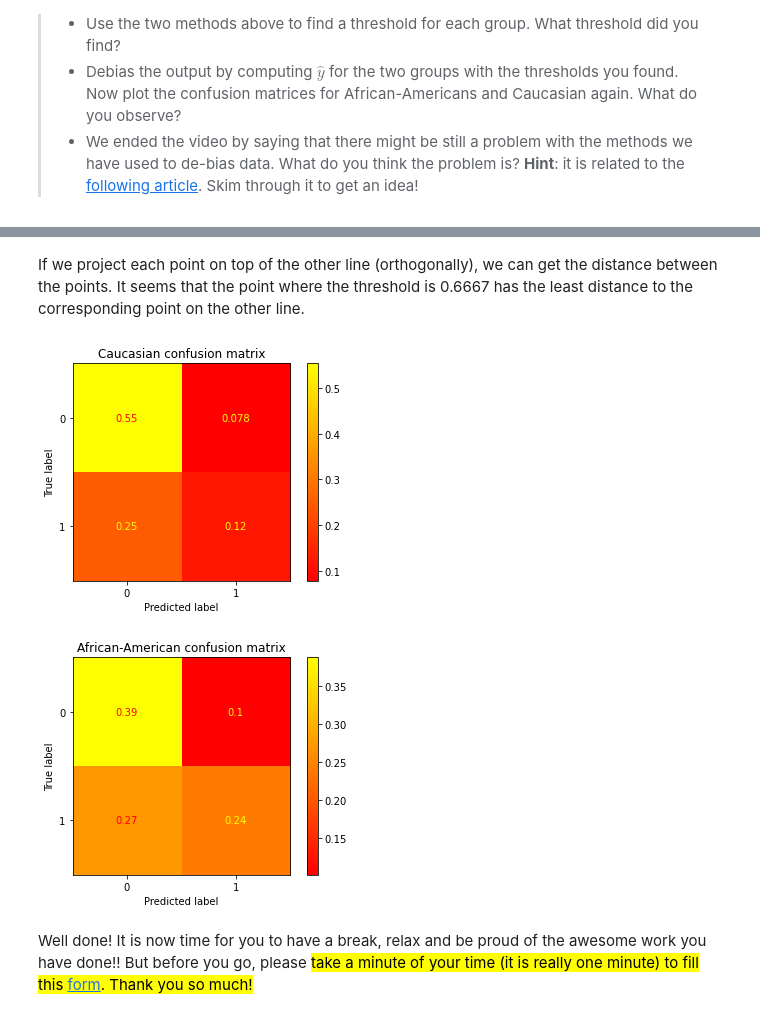
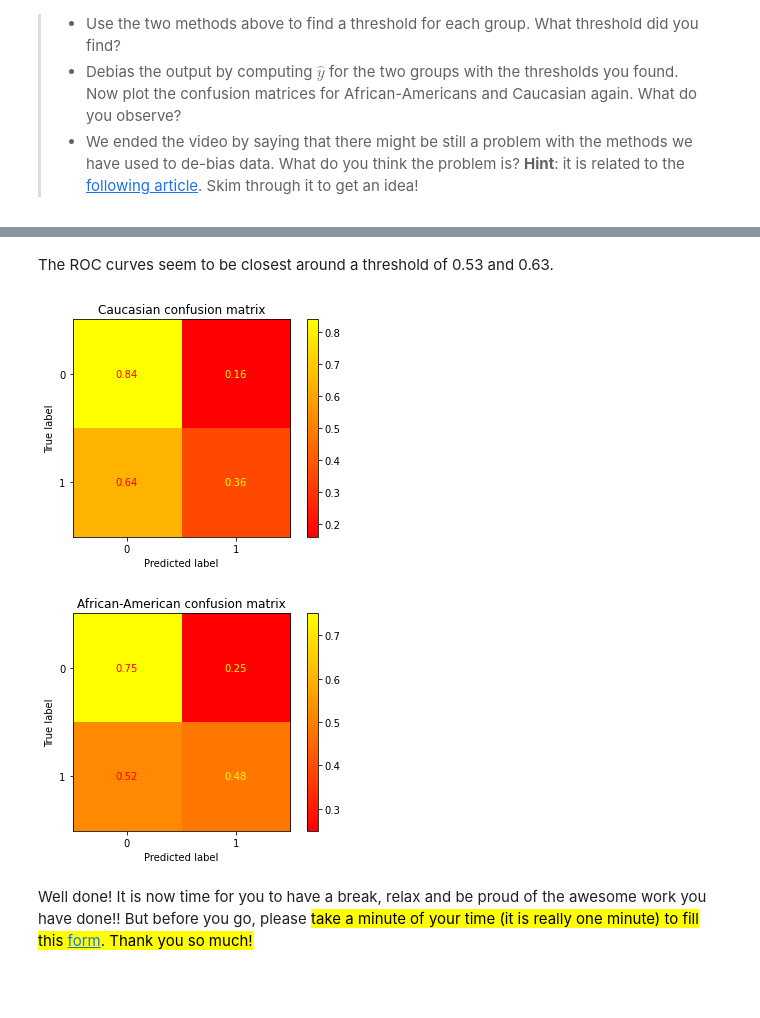
Before and after one commit to simonmoesorensen/socialdata2022, a Jupyter notebook: lectures/Week7.ipynb, the cells around one changed output, grey strips where cells are left out. Cells and saved outputs as stored; diff of their text form; code cells hidden in the pictures; blank space fills up the shorter version.

```diff
--- a/lectures/Week7.ipynb
+++ b/lectures/Week7.ipynb
@@ -526,22 +486,22 @@ Loading BokehJS ...
 [interactive output not drawn]
 [interactive output not drawn]
 [interactive output not drawn]
-# %% [markdown]
-If we project each point on top of the other line (orthogonally), we can get the distance between the points. It seems that the point where the threshold is 0.6667 has the least distance to the corresponding point on the other line.
+# %% [markdown]
+The ROC curves seem to be closest around a threshold of 0.53 and 0.63.
 # %%
-y_hat_adj_cauc = get_y_hat(model.predict_proba(X_test_cauc), th=0.6667)
-y_hat_adj_afro = get_y_hat(model.predict_proba(X_test_afro), th=0.6667)
+y_hat_adj_cauc = get_y_hat(model.predict_proba(X_test_cauc), th=0.6)
+y_hat_adj_afro = get_y_hat(model.predict_proba(X_test_afro), th=0.6)
 # %%
 from sklearn.metrics import ConfusionMatrixDisplay
 # %%
-ConfusionMatrixDisplay.from_predictions(y_true=y_test_cauc, y_pred=y_hat_adj_cauc, cmap='autumn', normalize='all')
+ConfusionMatrixDisplay.from_predictions(y_true=y_test_cauc, y_pred=y_hat_adj_cauc, cmap='autumn', normalize='true')
 plt.title('Caucasian confusion matrix')
 
-ConfusionMatrixDisplay.from_predictions(y_true=y_test_afro, y_pred=y_hat_adj_afro, cmap='autumn', normalize='all')
+ConfusionMatrixDisplay.from_predictions(y_true=y_test_afro, y_pred=y_hat_adj_afro, cmap='autumn', normalize='true')
 plt.title('African-American confusion matrix')
 plt.show()
 # %% [output]
-[figure, old version]
+[figure, new version]
-[figure, old version]
+[figure, new version]
 # %% [markdown]
 Well done! It is now time for you to have a break, relax and be proud of the awesome work you have done!! But before you go, please <mark> take a minute of your time (it is really one minute) to fill this [form](https://forms.gle/fbUXFxmJ283cKGvy6). Thank you so much! </mark>
```
Also changed, not shown: parts of 11 cells of this notebook, 1 other file.
